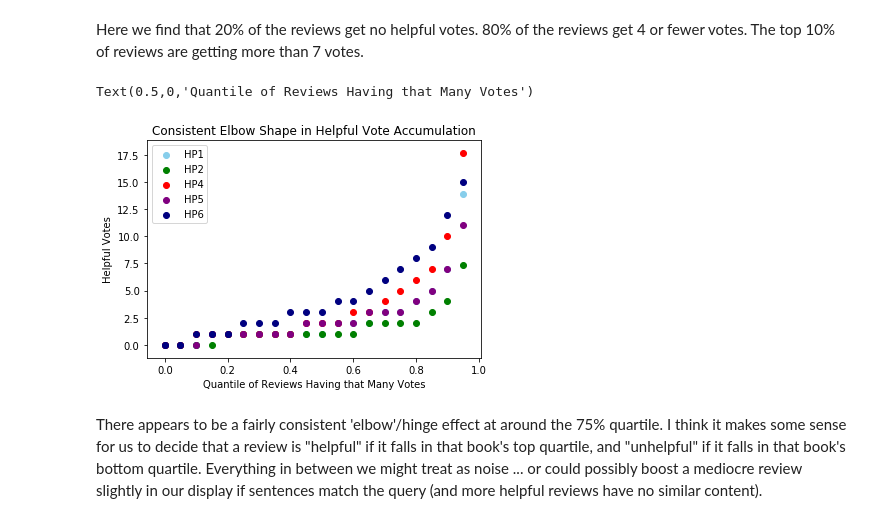
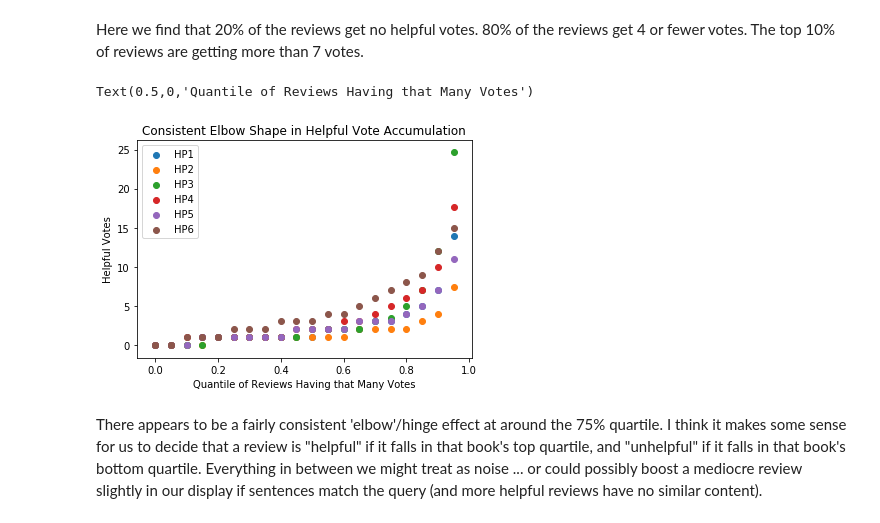
Before and after one commit to jendatx/RealRelevantReviews, a Jupyter notebook: Rowling_EDA.ipynb, the cells around one changed output. Saved outputs shown, nothing was run; the diff lists cells and outputs as text; code cells hidden in the pictures.

```diff
--- a/Rowling_EDA.ipynb
+++ b/Rowling_EDA.ipynb
@@ -13,7 +13,7 @@ pd.set_option('max_colwidth', 140)
 {"reviewerID": "A2KPBO9MLTTOZZ", "asin": "0002226618", "reviewerName": "Jens Guld", "helpful": [1, 1], "reviewText": "There aren't many public school novels being written and read these days. Rowling' ...
 # %%
 # load up the data
-df = pd.read_json('rowling.json',lines=True)
+df = pd.read_json('../rowling.json',lines=True)
 # %%
 df['helpful_votes'] = df.apply(lambda x: x.helpful[0],axis=1)
 df['unhelpful_votes'] = df.apply(lambda x: x.helpful[1],axis=1)
@@ -81,24 +81,26 @@ HPbooks = {6:"030728364X",5:"043935806X",1:"043920352X",4:"0439139597",2:"043906
 # %%
 qts = pd.DataFrame({'x':np.arange(0,1,.05),\
-                   'HP1':df[df.asin == "043920352X"].helpful_votes.quantile(np.arange(0,1,.05)),\
-                  'HP2':df[df.asin == "0439064864"].helpful_votes.quantile(np.arange(0,1,.05)),\
-                   'HP4':df[df.asin == "0439139597"].helpful_votes.quantile(np.arange(0,1,.05)),\
-                   'HP5':df[df.asin == "043935806X"].helpful_votes.quantile(np.arange(0,1,.05)),\
-                   'HP6':df[df.asin == "030728364X"].helpful_votes.quantile(np.arange(0,1,.05))})
+                    'HP1':df[df.asin == "043920352X"].helpful_votes.quantile(np.arange(0,1,.05)),\
+                    'HP2':df[df.asin == "0439064864"].helpful_votes.quantile(np.arange(0,1,.05)),\
+                    'HP3':df[df.asin == "0439136350"].helpful_votes.quantile(np.arange(0,1,.05)),\
+                    'HP4':df[df.asin == "0439139597"].helpful_votes.quantile(np.arange(0,1,.05)),\
+                    'HP5':df[df.asin == "043935806X"].helpful_votes.quantile(np.arange(0,1,.05)),\
+                    'HP6':df[df.asin == "030728364X"].helpful_votes.quantile(np.arange(0,1,.05))})
 # %%
 # multiple line plot
-plt.scatter( x='x', y='HP1', data=qts, color='skyblue', linewidth=1)
-plt.scatter( x='x', y='HP2', data=qts,  color='green', linewidth=1)
-plt.scatter( x='x', y='HP4', data=qts, color='red', linewidth=1)
-plt.scatter( x='x', y='HP5', data=qts, color='purple', linewidth=1)
-plt.scatter( x='x', y='HP6', data=qts, color='navy', linewidth=1)
+plt.scatter( x='x', y='HP1', data=qts)
+plt.scatter( x='x', y='HP2', data=qts)
+plt.scatter( x='x', y='HP3', data=qts)
+plt.scatter( x='x', y='HP4', data=qts)
+plt.scatter( x='x', y='HP5', data=qts)
+plt.scatter( x='x', y='HP6', data=qts)
 plt.legend()
 plt.title("Consistent Elbow Shape in Helpful Vote Accumulation")
 plt.ylabel("Helpful Votes")
 plt.xlabel("Quantile of Reviews Having that Many Votes")
 # %% [output]
 Text(0.5,0,'Quantile of Reviews Having that Many Votes')
-[figure, old version]
+[figure, new version]
 # %% [markdown]
 There appears to be a fairly consistent 'elbow'/hinge effect at around the 75% quartile. I think it makes some sense for us to decide that a review is "helpful" if it falls in that book's top quartile, and "unhelpful" if it falls in that book's bottom quartile. Everything in between we might treat as noise ... or could possibly boost a mediocre review slightly in our display if sentences match the query (and more helpful reviews have no similar content).
 # %%
```
Also changed, not shown: parts of 4 cells of this notebook.
